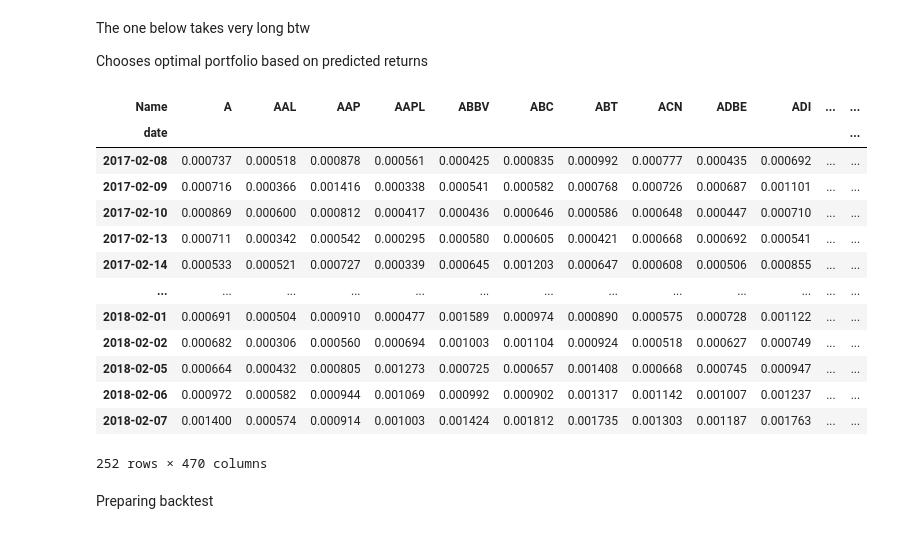
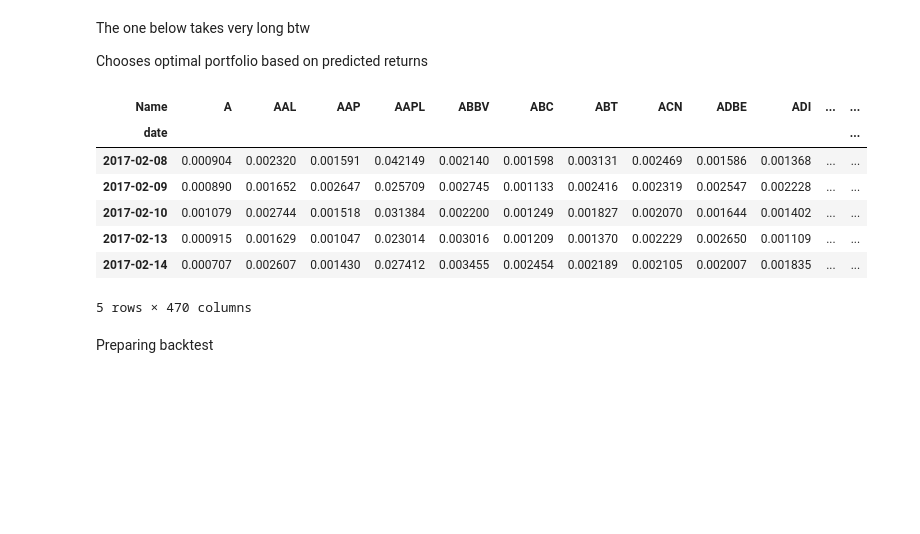
Before and after one commit to rileyteo/dse4212_portfolio_optimisation, a Jupyter notebook: test.ipynb, the cells around one changed output. Drawn from its saved outputs; the diff is of its cells as text; code cells hidden in the pictures; blank space fills up the shorter version.

```diff
--- a/test.ipynb
+++ b/test.ipynb
@@ -195,24 +170,22 @@ weights.index = predicted.index[:5]
 with open('weights.pkl', 'wb') as f:
     pickle.dump(weights, f)
 # %%
-spy_weights = volume.shift(1)/volume.sum(axis=0)
+spy_weights = volume.shift(1)
+close_prices = close.shift(1)
 spy_weights = spy_weights.loc["2017-02-08":"2018-02-07"]
-spy_weights
+close_prices = close_prices.loc["2017-02-08":"2018-02-07"]
+spy_weights = spy_weights*close_prices
+spy_weights = spy_weights.div(spy_weights.sum(axis=1), axis=0)
+spy_weights.head()
 # %% [output]
 | Name | A | AAL | AAP | AAPL | ABBV | ABC | ABT | ACN | ADBE | ADI | ... | ... |
 | date |  |  |  |  |  |  |  |  |  |  |  | ... |
-| 2017-02-08 | 0.000737 | 0.000518 | 0.000878 | 0.000561 | 0.000425 | 0.000835 | 0.000992 | 0.000777 | 0.000435 | 0.000692 | ... | ... |
-| 2017-02-09 | 0.000716 | 0.000366 | 0.001416 | 0.000338 | 0.000541 | 0.000582 | 0.000768 | 0.000726 | 0.000687 | 0.001101 | ... | ... |
-| 2017-02-10 | 0.000869 | 0.000600 | 0.000812 | 0.000417 | 0.000436 | 0.000646 | 0.000586 | 0.000648 | 0.000447 | 0.000710 | ... | ... |
-| 2017-02-13 | 0.000711 | 0.000342 | 0.000542 | 0.000295 | 0.000580 | 0.000605 | 0.000421 | 0.000668 | 0.000692 | 0.000541 | ... | ... |
-| 2017-02-14 | 0.000533 | 0.000521 | 0.000727 | 0.000339 | 0.000645 | 0.001203 | 0.000647 | 0.000608 | 0.000506 | 0.000855 | ... | ... |
-| ... | ... | ... | ... | ... | ... | ... | ... | ... | ... | ... | ... | ... |
-| 2018-02-01 | 0.000691 | 0.000504 | 0.000910 | 0.000477 | 0.001589 | 0.000974 | 0.000890 | 0.000575 | 0.000728 | 0.001122 | ... | ... |
-| 2018-02-02 | 0.000682 | 0.000306 | 0.000560 | 0.000694 | 0.001003 | 0.001104 | 0.000924 | 0.000518 | 0.000627 | 0.000749 | ... | ... |
-| 2018-02-05 | 0.000664 | 0.000432 | 0.000805 | 0.001273 | 0.000725 | 0.000657 | 0.001408 | 0.000668 | 0.000745 | 0.000947 | ... | ... |
-| 2018-02-06 | 0.000972 | 0.000582 | 0.000944 | 0.001069 | 0.000992 | 0.000902 | 0.001317 | 0.001142 | 0.001007 | 0.001237 | ... | ... |
-| 2018-02-07 | 0.001400 | 0.000574 | 0.000914 | 0.001003 | 0.001424 | 0.001812 | 0.001735 | 0.001303 | 0.001187 | 0.001763 | ... | ... |
+| 2017-02-08 | 0.000904 | 0.002320 | 0.001591 | 0.042149 | 0.002140 | 0.001598 | 0.003131 | 0.002469 | 0.001586 | 0.001368 | ... | ... |
+| 2017-02-09 | 0.000890 | 0.001652 | 0.002647 | 0.025709 | 0.002745 | 0.001133 | 0.002416 | 0.002319 | 0.002547 | 0.002228 | ... | ... |
+| 2017-02-10 | 0.001079 | 0.002744 | 0.001518 | 0.031384 | 0.002200 | 0.001249 | 0.001827 | 0.002070 | 0.001644 | 0.001402 | ... | ... |
+| 2017-02-13 | 0.000915 | 0.001629 | 0.001047 | 0.023014 | 0.003016 | 0.001209 | 0.001370 | 0.002229 | 0.002650 | 0.001109 | ... | ... |
+| 2017-02-14 | 0.000707 | 0.002607 | 0.001430 | 0.027412 | 0.003455 | 0.002454 | 0.002189 | 0.002105 | 0.002007 | 0.001835 | ... | ... |
-252 rows × 470 columns
+5 rows × 470 columns
 # %% [markdown]
 Preparing backtest
 # %%
```
Also changed, not shown: parts of 6 cells of this notebook, 2 other files.
